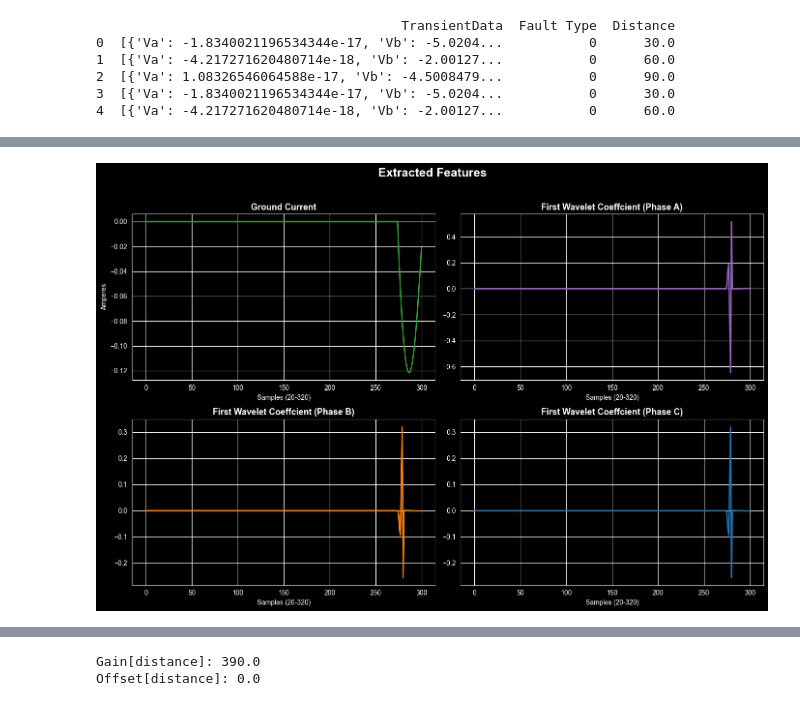
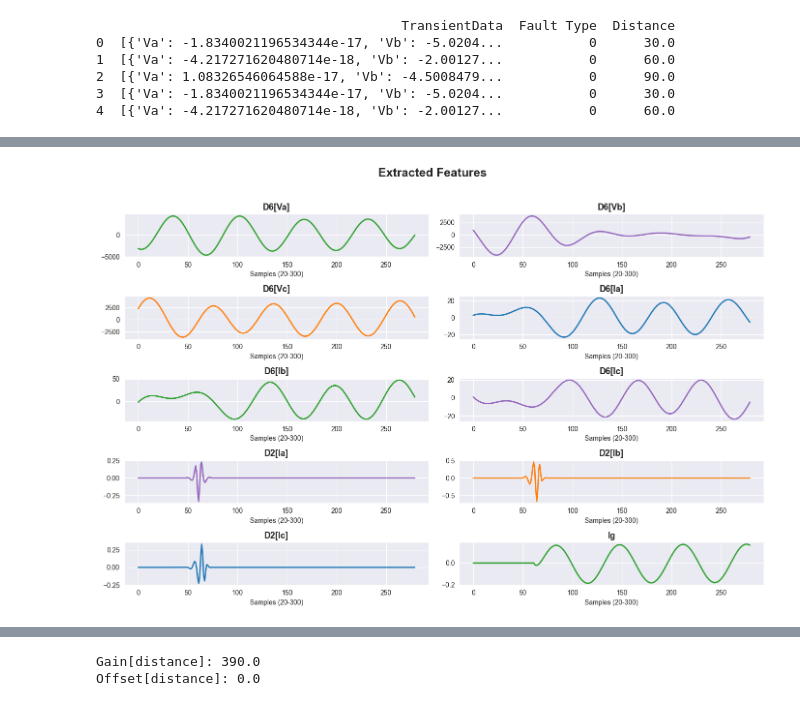
Before and after one commit to ketchup-vader-2005/machine-learning, a Jupyter notebook: transmission_system.ipynb, the cells around one changed output, grey strips where cells are left out. Drawn from its saved outputs; the diff is of its cells as text; code cells hidden in the pictures.

```diff
--- a/transmission_system.ipynb
+++ b/transmission_system.ipynb
@@ -6,13 +6,14 @@ import matplotlib.pyplot as plt
 import seaborn as sns
 import tensorflow as tf
 from sklearn.model_selection import train_test_split
+from sklearn.preprocessing import RobustScaler
 from sklearn.metrics import classification_report, confusion_matrix
 from sklearn.metrics import mean_absolute_error, r2_score
 from sklearn.preprocessing import LabelEncoder
 from sklearn.preprocessing import MinMaxScaler
 from keras.callbacks import EarlyStopping
+import keras.backend as K
 sns.set_style("darkgrid")
-plt.style.use("dark_background")
 # %%
 # check the gpu
 devices = tf.config.list_physical_devices()
@@ -114,11 +115,11 @@ print(f.head())
 # %%
 # This iterates through every simulation, expands the dictionaries, and stacks them
 #X = np.array([pd.DataFrame.from_records(sim).values for sim in f['TransientData']])
+features = ['D6[Va]', 'D6[Vb]', 'D6[Vc]', 'D6[Ia]', 'D6[Ib]', 'D6[Ic]', 'D2[Ia]', 'D2[Ib]', 'D2[Ic]', 'Ig']
+
 X = np.array([
-    pd.DataFrame([
-        dict(list(record.items())[-4:]) for record in sim
-    ]).values
-    for sim in f['TransientData']
+    pd.DataFrame(
+    list(sim))[features].values for sim in f['TransientData']
 ])
 
 #threshold = 1e-5
@@ -126,7 +127,7 @@ X = np.array([
 
 #X[ :, :21, 1:4] = 1e-5
 
-X = X[:, 20:, :]
+X = X[:, 20:300, :]
 
 
 features = ['Fault Type', 'Distance']
@@ -139,39 +140,68 @@ print({y.shape})
 {(1782, 2)}
 # %%
-n = 600
+'D6[Va]', 'D6[Vb]', 'D6[Vc]', 'D6[Ia]', 'D6[Ib]', 'D6[Ic]', 'D2[Ia]', 'D2[Ib]', 'D2[Ic]', 'Ig'
+n = 27
 
-Ig = X[n, :, 0]
-D1a = X[n, :, 1]
-D1b = X[n, :, 2]
-D1c = X[n, :, 3]
+D6_Va = X[n, :, 0]
+D6_Vb = X[n, :, 1]
+D6_Vc = X[n, :, 2]
+D6_Ia = X[n, :, 3]
+D6_Ib = X[n, :, 4]
+D6_Ic = X[n, :, 5]
+D2_Ia = X[n, :, 6]
+D2_Ib = X[n, :, 7]
+D2_Ic = X[n, :, 8]
+Ig = X[n, :, 9]
 
 fig = plt.figure(figsize=(14, 10))
 plt.suptitle("Extracted Features", fontsize=18, fontweight='bold', y=0.95)
 
-def style_plot(title, ylabel):
+def style_plot(title):
     plt.title(title, fontsize=13, fontweight='semibold')
-    plt.xlabel("Samples (20-320)", fontsize=10)
-    plt.ylabel(ylabel, fontsize=10)
+    plt.xlabel("Samples (20-300)", fontsize=10)
 
-plt.subplot(2, 2, 1)
+plt.subplot(5, 2, 1)
+plt.plot(D6_Va, color='#2ca02c', linewidth=2)
+style_plot("D6[Va]")
+
+plt.subplot(5, 2, 2)
+plt.plot(D6_Vb, color='#9467bd', linewidth=2)
+style_plot("D6[Vb]")
+
+plt.subplot(5, 2, 3)
+plt.plot(D6_Vc, color='#ff7f0e', linewidth=2)
+style_plot("D6[Vc]")
+
+plt.subplot(5, 2, 4)
+plt.plot(D6_Ia, color='#1f77b4', linewidth=2)
+style_plot("D6[Ia]")
+
+plt.subplot(5, 2, 5)
+plt.plot(D6_Ib, color='#2ca02c', linewidth=2)
+style_plot("D6[Ib]")
+
+plt.subplot(5, 2, 6)
+plt.plot(D6_Ic, color='#9467bd', linewidth=2)
+style_plot("D6[Ic]")
+plt.subplot(5, 2, 7)
+plt.plot(D2_Ia, color='#9467bd', linewidth=2)
+style_plot("D2[Ia]")
+
+plt.subplot(5, 2, 8)
+plt.plot(D2_Ib, color='#ff7f0e', linewidth=2)
+style_plot("D2[Ib]")
+
+plt.subplot(5, 2, 9)
+plt.plot(D2_Ic, color='#1f77b4', linewidth=2)
+style_plot("D2[Ic]")
+
+plt.subplot(5, 2, 10)
 plt.plot(Ig, color='#2ca02c', linewidth=2)
-style_plot("Ground Current", "Amperes")
-
-plt.subplot(2, 2, 2)
-plt.plot(D1a, color='#9467bd', linewidth=2)
-style_plot("First Wavelet Coeffcient (Phase A)", "")
-
-plt.subplot(2, 2, 3)
-plt.plot(D1b, color='#ff7f0e', linewidth=2)
-style_plot("First Wavelet Coeffcient (Phase B)", "")
-
-plt.subplot(2, 2, 4)
-plt.plot(D1c, color='#1f77b4', linewidth=2)
-style_plot("First Wavelet Coeffcient (Phase C)", "")
+style_plot("Ig")
 
 plt.tight_layout(rect=[0, 0.03, 1, 0.93])
 plt.show()
 # %% [output]
-[figure, old version]
+[figure, new version]
 # %%
 # 1. Group Scale (Columns 1 to 3) - Remains 3D
```
Also changed, not shown: parts of 10 cells of this notebook, 3 other files.
